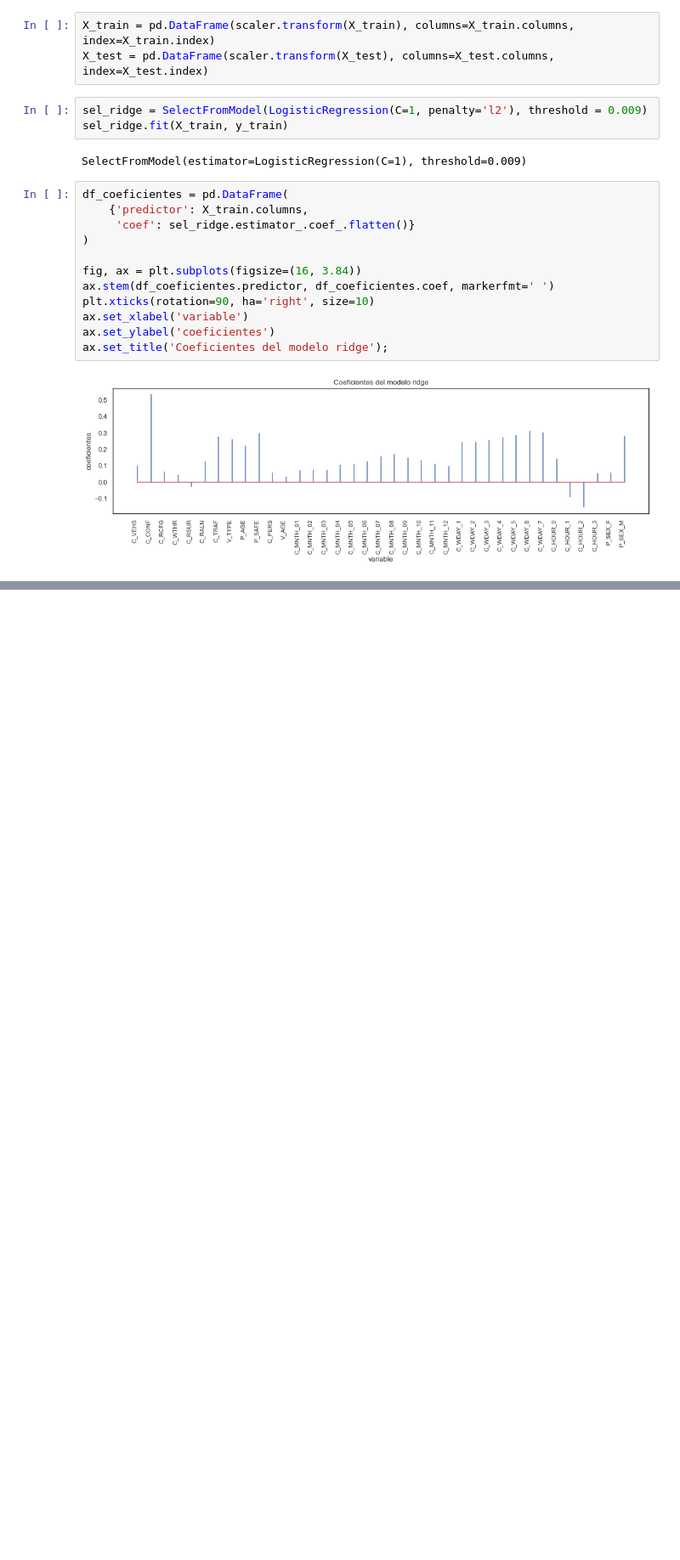
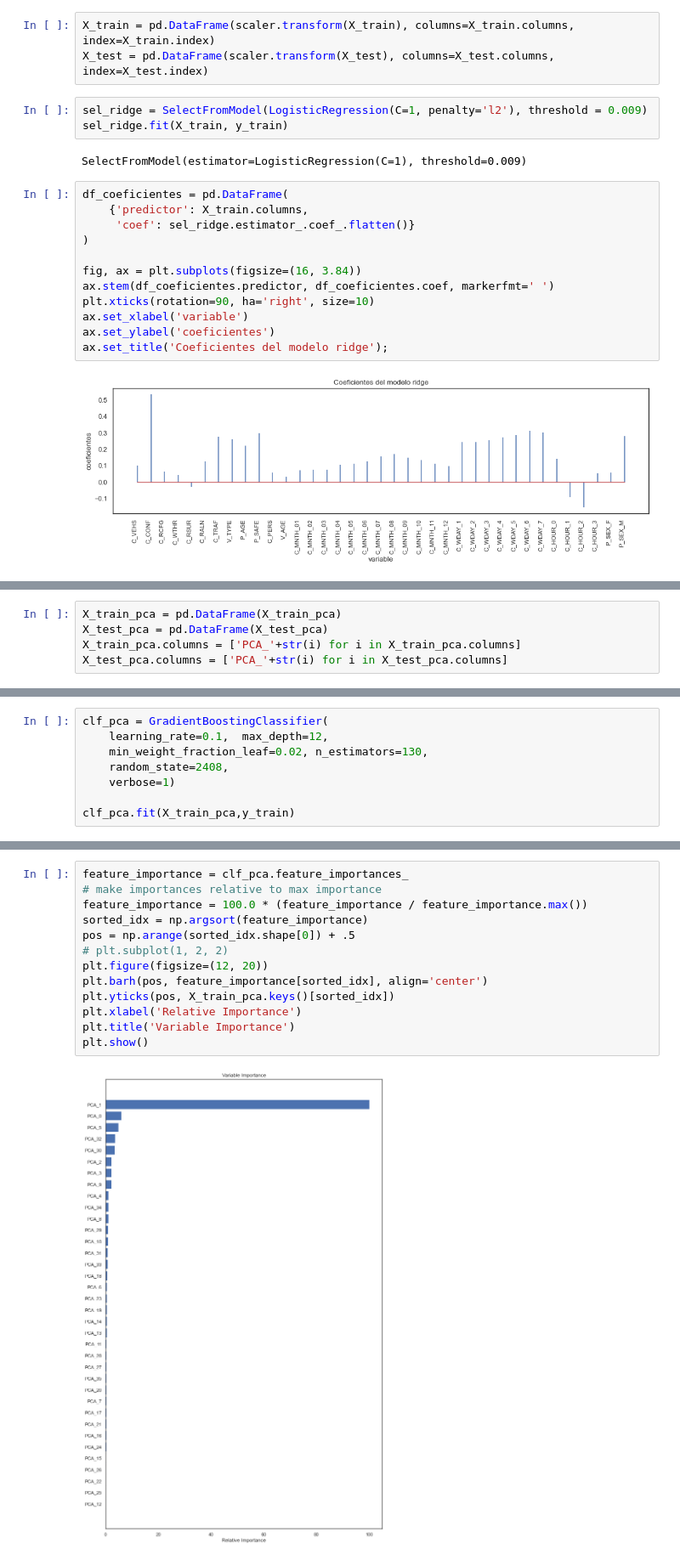
Before and after one commit to Randy03/cunef_ml_canadian_crash, a Jupyter notebook: notebooks/EDA_C_SEV.ipynb, the cells around one changed output, grey strips where cells are left out. Shown at 85% size. Drawn from its saved outputs; the diff is of its cells as text; blank space fills up the shorter version.

```diff
--- a/notebooks/EDA_C_SEV.ipynb
+++ b/notebooks/EDA_C_SEV.ipynb
@@ -384,0 +402,5 @@ selected features: 37
+# %%
+X_train_pca = pd.DataFrame(X_train_pca)
+X_test_pca = pd.DataFrame(X_test_pca)
+X_train_pca.columns = ['PCA_'+str(i) for i in X_train_pca.columns]
+X_test_pca.columns = ['PCA_'+str(i) for i in X_test_pca.columns]
@@ -384,0 +431,8 @@ selected features: 37
+# %%
+clf_pca = GradientBoostingClassifier(
+    learning_rate=0.1,  max_depth=12,
+    min_weight_fraction_leaf=0.02, n_estimators=130,
+    random_state=2408,
+    verbose=1)
+
+clf_pca.fit(X_train_pca,y_train)
@@ -384,0 +462,15 @@ selected features: 37
+# %%
+feature_importance = clf_pca.feature_importances_
+# make importances relative to max importance
+feature_importance = 100.0 * (feature_importance / feature_importance.max())
+sorted_idx = np.argsort(feature_importance)
+pos = np.arange(sorted_idx.shape[0]) + .5
+# plt.subplot(1, 2, 2)
+plt.figure(figsize=(12, 20))
+plt.barh(pos, feature_importance[sorted_idx], align='center')
+plt.yticks(pos, X_train_pca.keys()[sorted_idx])
+plt.xlabel('Relative Importance')
+plt.title('Variable Importance')
+plt.show()
+# %% [output]
+[figure, added]
```
Also changed, not shown: parts of 16 cells of this notebook, 2 other files.
